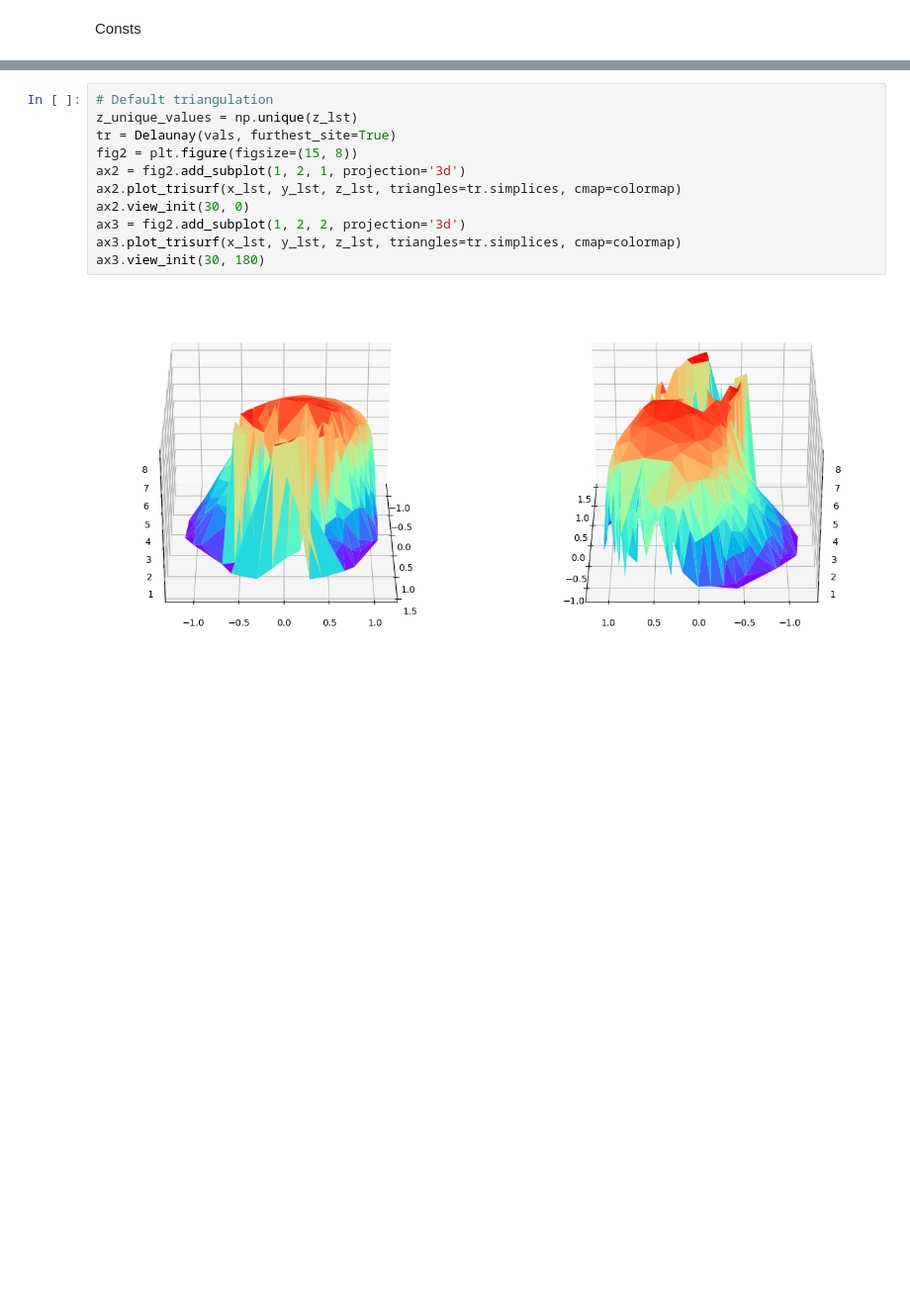
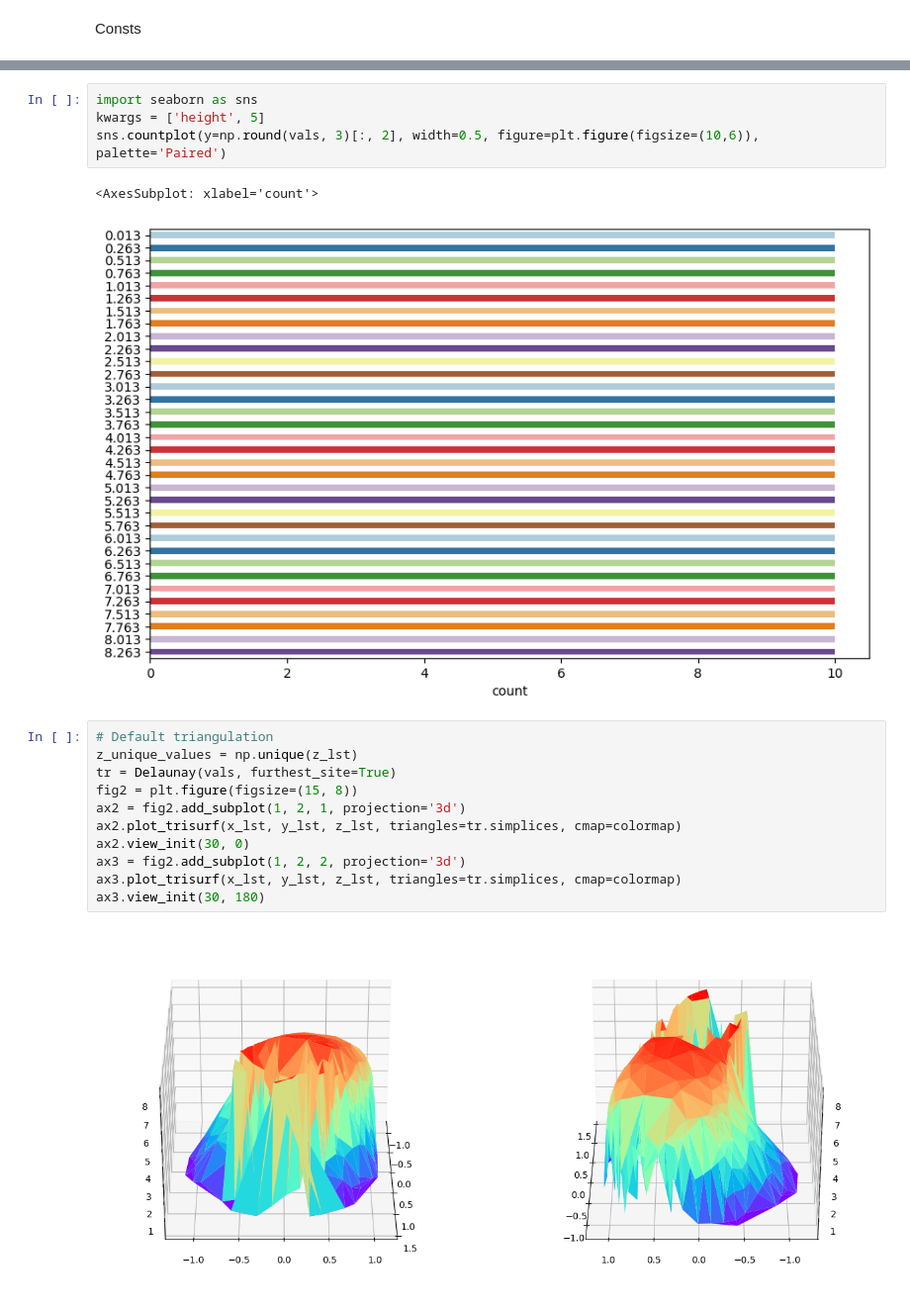
Before and after one commit to TalRos99/Surface-Prediction, a Jupyter notebook: Surface prediction.ipynb, the cells around one changed output, grey strips where cells are left out. Shown at 99% size. Drawn from its saved outputs; the diff is of its cells as text; blank space fills up the shorter version.

```diff
--- a/Surface prediction.ipynb
+++ b/Surface prediction.ipynb
@@ -53,4 +68,11 @@ for index in data:
 [figure]
+# %%
+import seaborn as sns
+kwargs = ['height', 5]
+sns.countplot(y=np.round(vals, 3)[:, 2], width=0.5, figure=plt.figure(figsize=(10,6)), palette='Paired')
+# %% [output]
+<AxesSubplot: xlabel='count'>
+[figure, added]
 # %%
 # Default triangulation
 z_unique_values = np.unique(z_lst)
```
Also changed, not shown: parts of 8 cells of this notebook.
